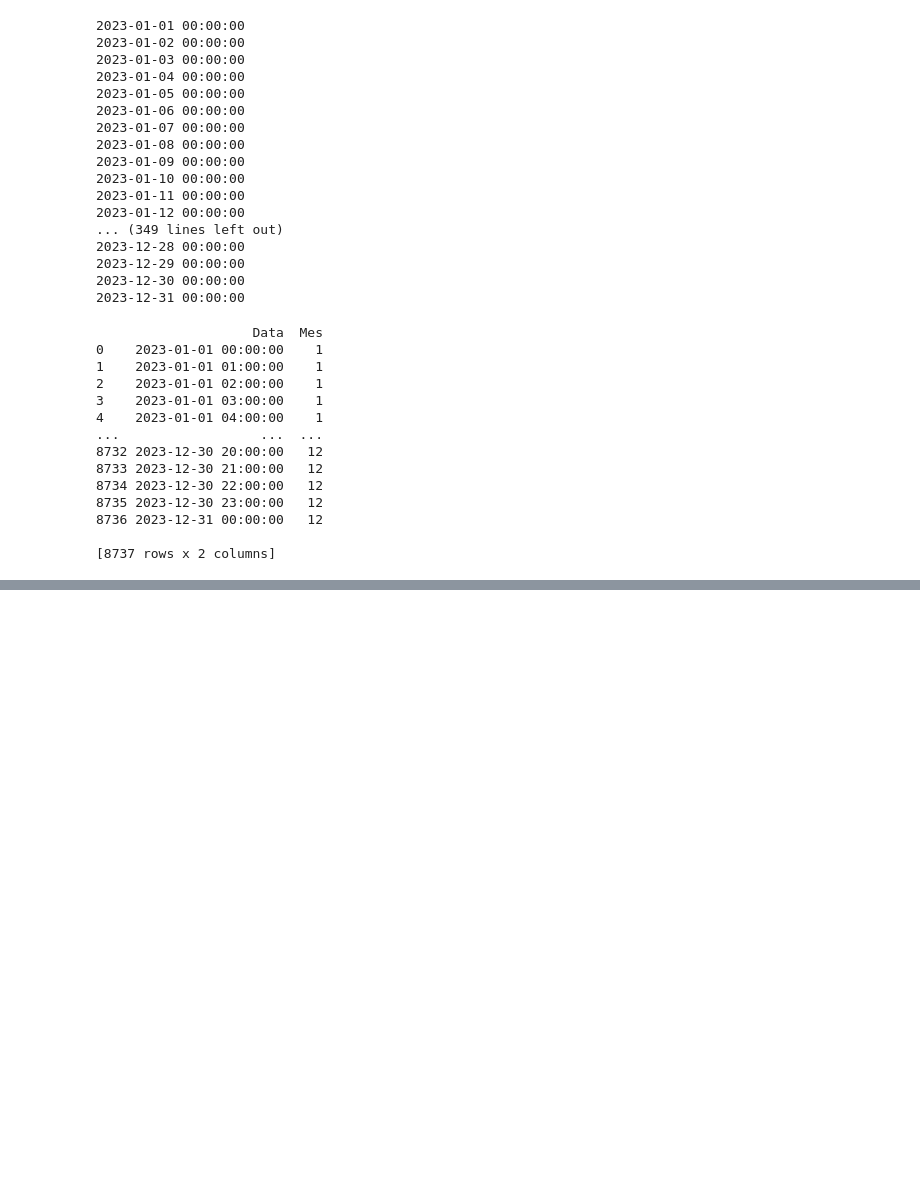
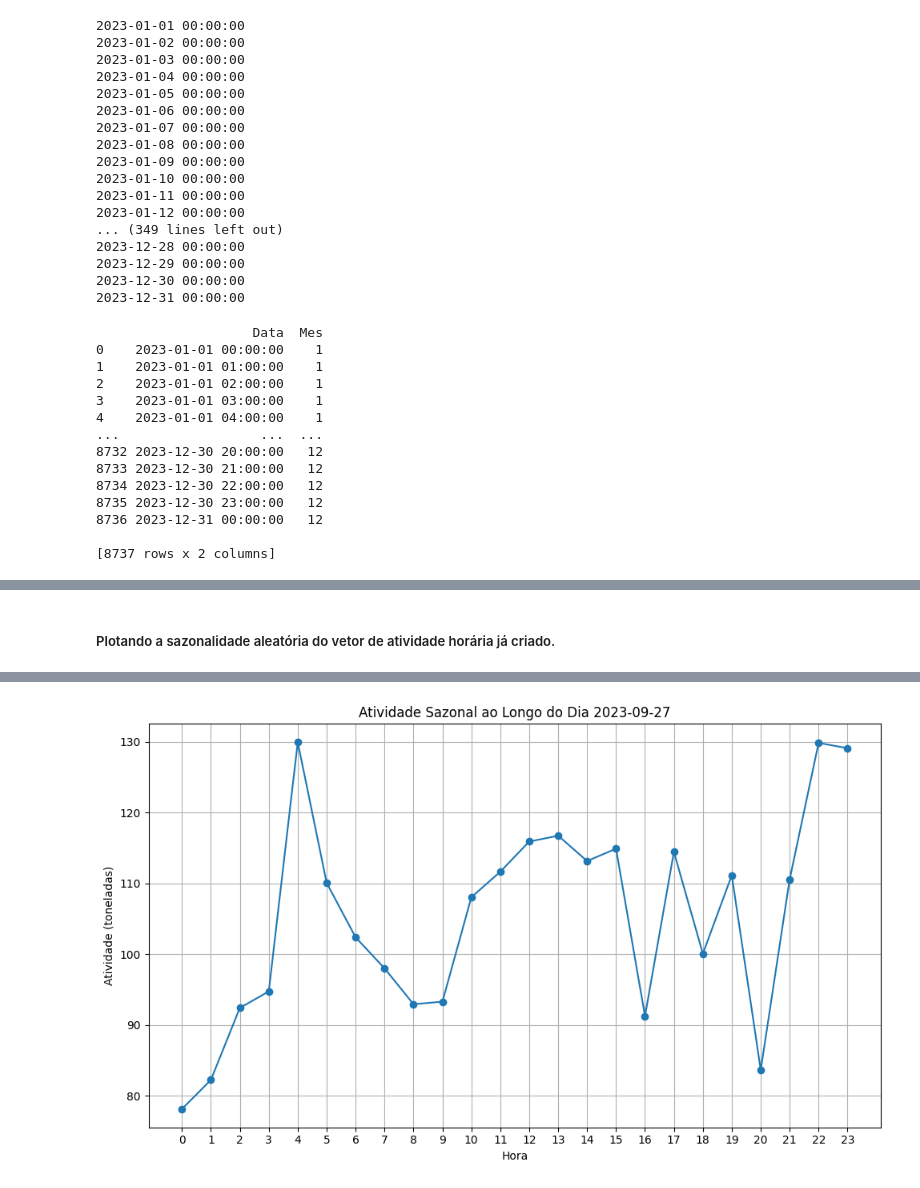
Before and after one commit to martinscica/ENS5173, a Jupyter notebook: Atividade01_Bruno_Cecilia.ipynb, the cells around one changed output, grey strips where cells are left out. Saved outputs shown, nothing was run; the diff lists cells and outputs as text; code cells hidden in the pictures; blank space fills up the shorter version.

```diff
--- a/Atividade01_Bruno_Cecilia.ipynb
+++ b/Atividade01_Bruno_Cecilia.ipynb
@@ -197,0 +234,35 @@ plt.plot(df['Mes'], df['AtivSazonal'])
+# %% [markdown]
+##### Plotando a sazonalidade aleatória do vetor de atividade horária já criado.
+# %%
+caminho_arquivo = r'C:\Users\cecil\OneDrive\Documentos\CPA\ENS5173\tabelas\ativ.csv'
+dados = pd.read_csv(caminho_arquivo)
+
+# Separar os valores de data e hora
+dados['Data'] = pd.to_datetime(dados['Data'])  # Converter para tipo datetime
+dados['Hora'] = dados['Data'].dt.time  # Extrair a hora
+dados['Data'] = dados['Data'].dt.date  # Extrair a data
+
+# Escolher aleatoriamente um dia do ano
+data_aleatoria = np.random.choice(dados['Data'].unique())
+
+# Filtrar todas as linhas que contenham o dia aleatório escolhido
+# Considerando a data completa, incluindo hora
+linhas_dia_aleatorio = dados[dados['Data'] == data_aleatoria]
+
+# Mostrar apenas os valores das colunas "Data" e "Atividade_Sazonal"
+print(linhas_dia_aleatorio[['Data','Hora', 'Atividade_Sazonal']])
+
+horas = range(24)
+data_grafico = linhas_dia_aleatorio['Data'].iloc[0]
+# Plotar um gráfico de linha
+plt.figure(figsize=(10, 6))
+plt.plot(horas, linhas_dia_aleatorio['Atividade_Sazonal'], marker='o', linestyle='-')
+plt.title(f'Atividade Sazonal ao Longo do Dia {data_grafico}')
+plt.xlabel('Hora')
+plt.ylabel('Atividade (toneladas)')
+plt.xticks(horas)  # Definir os ticks do eixo x como as horas de 0 a 23
+plt.grid(True)
+plt.tight_layout()
+plt.show()
+fig.savefig(cwd+'\\Figuras\\Sazonalidade_Horaria.png')
+# %% [output]
@@ -197,0 +286 @@ plt.plot(df['Mes'], df['AtivSazonal'])
+[figure, added]
```
Also changed, not shown: parts of 8 cells of this notebook.
